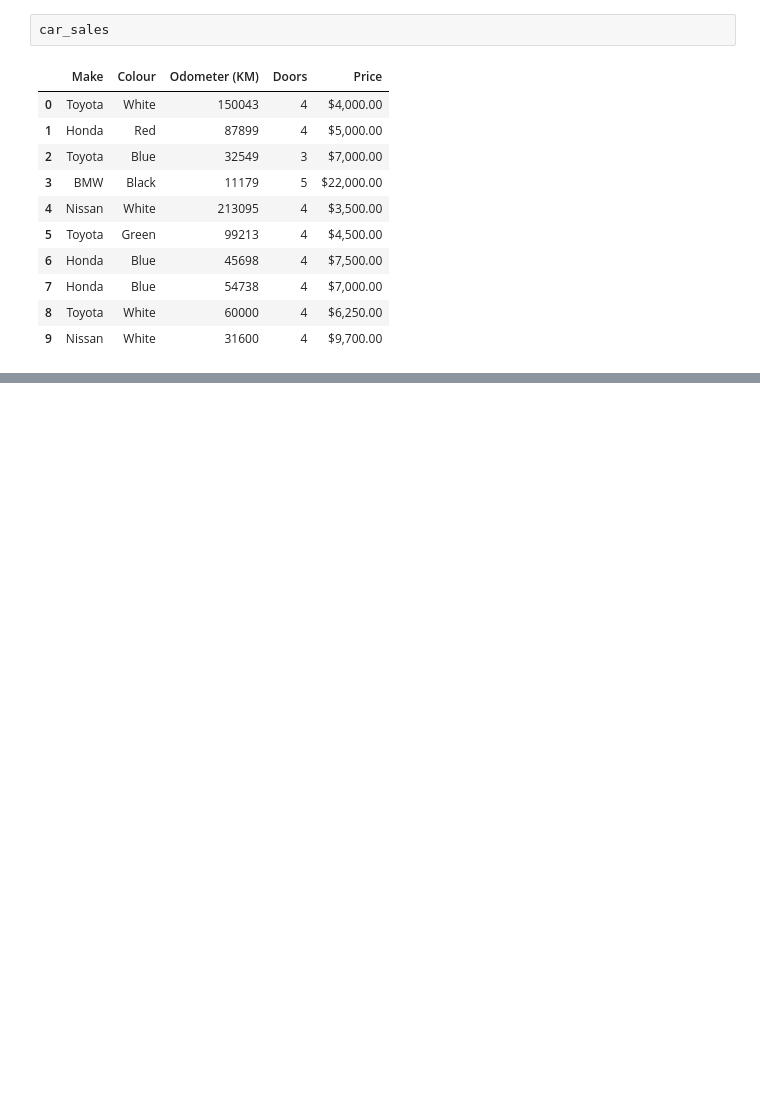
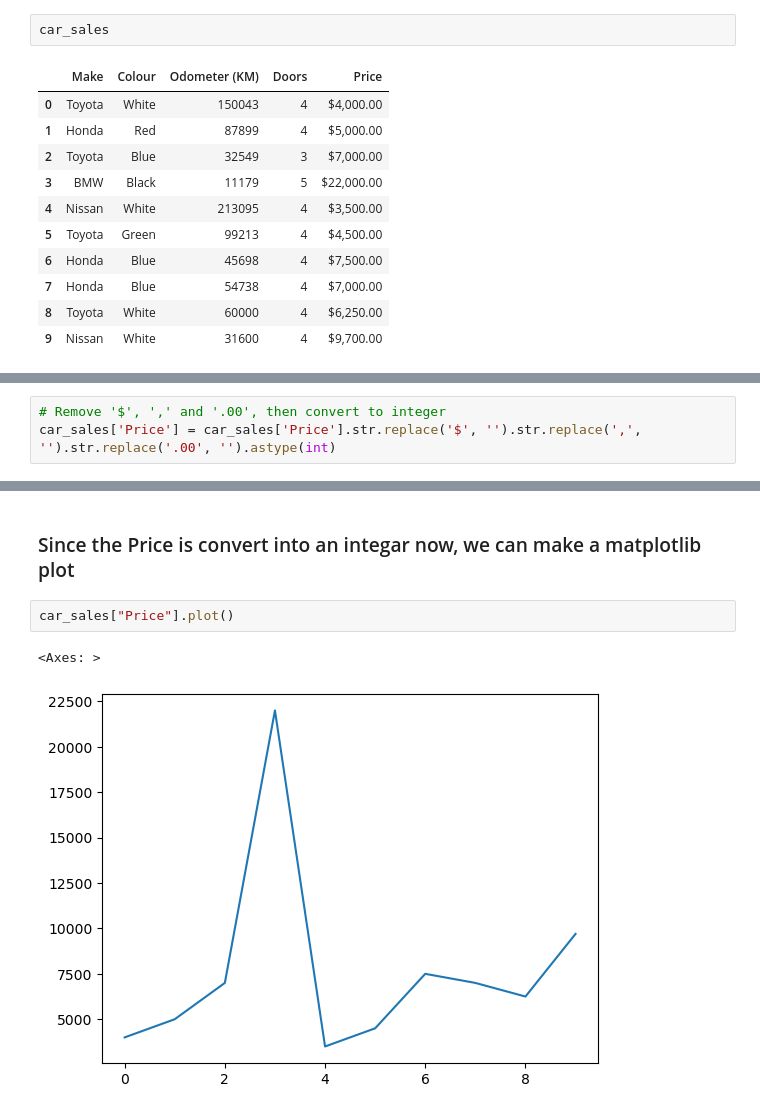
Before and after one commit to junaidknows/ml-study-projects, a Jupyter notebook: introduction-to-pandas.ipynb, the cells around one changed output, grey strips where cells are left out. Saved outputs shown, nothing was run; the diff lists cells and outputs as text; blank space fills up the shorter version.

```diff
--- a/introduction-to-pandas.ipynb
+++ b/introduction-to-pandas.ipynb
@@ -67,0 +548,3 @@ car_sales.to_csv("exported-car-sales.csv")
+# %%
+# Remove '$', ',' and '.00', then convert to integer
+car_sales['Price'] = car_sales['Price'].str.replace('$', '').str.replace(',', '').str.replace('.00', '').astype(int)
@@ -67,0 +565,7 @@ car_sales.to_csv("exported-car-sales.csv")
+# %% [markdown]
+### Since the Price is convert into an integar now, we can make a matplotlib plot
+# %%
+car_sales["Price"].plot()
+# %% [output]
+<Axes: >
+[figure, added]
```
Also changed, not shown: parts of 54 cells of this notebook, 1 other file.
